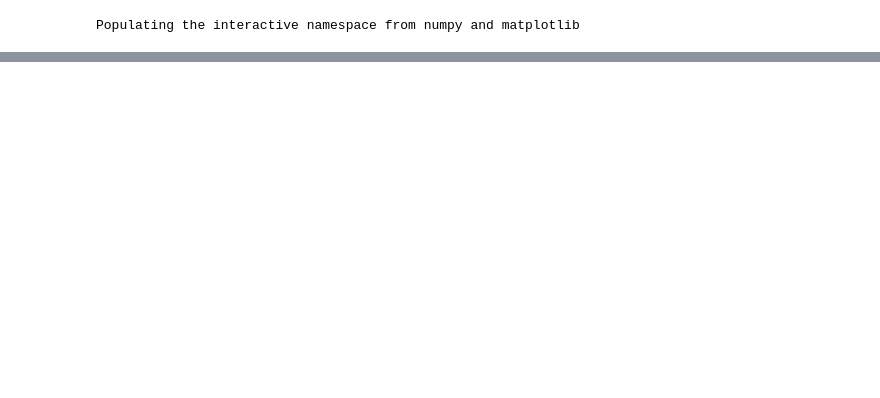
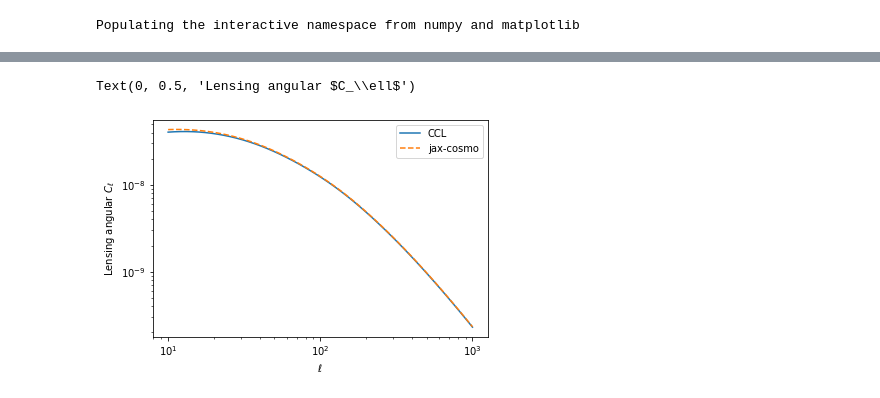
Before and after one commit to DifferentiableUniverseInitiative/jax_cosmo, a Jupyter notebook: notebooks/Lensing.ipynb, the cells around one changed output, grey strips where cells are left out. Cells and saved outputs as stored; diff of their text form; code cells hidden in the pictures; blank space fills up the shorter version.

```diff
--- a/notebooks/Lensing.ipynb
+++ b/notebooks/Lensing.ipynb
@@ -513,0 +130,14 @@ DeviceArray([7169.3545  , 6395.16    , 5879.07    , 5471.508   ,
+# %%
+jax_cl = batched_angular_cl(cosmo, np.logspace(1,3,100));
+# %%
+# Now we compare to CCL
+ccl_cls = load('/home/francois/Downloads/ccl_cls.npy')
+# %%
+loglog(np.logspace(1,3), ccl_cls, label='CCL')
+loglog(np.logspace(1,3,100), jax_cl, '--', label='jax-cosmo')
+legend()
+xlabel(r'$\ell$')
+ylabel('Lensing angular $C_\ell$')
+# %% [output]
+Text(0, 0.5, 'Lensing angular $C_\\ell$')
+[figure, added]
```
Also changed, not shown: parts of 87 cells of this notebook.
